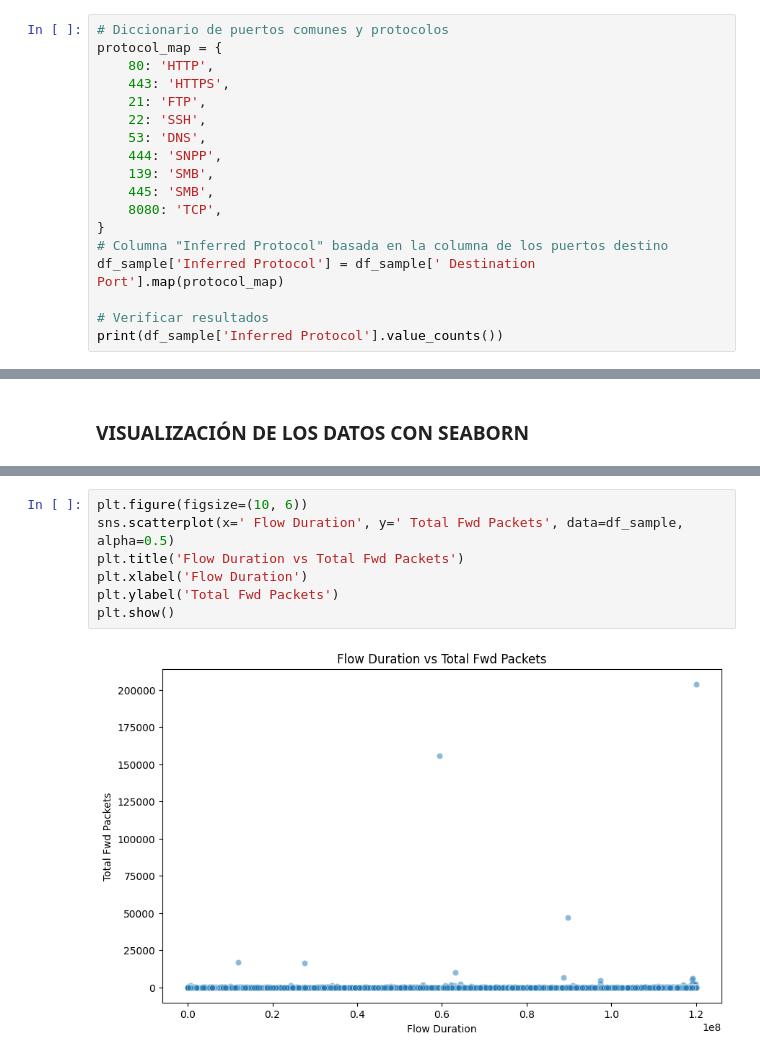
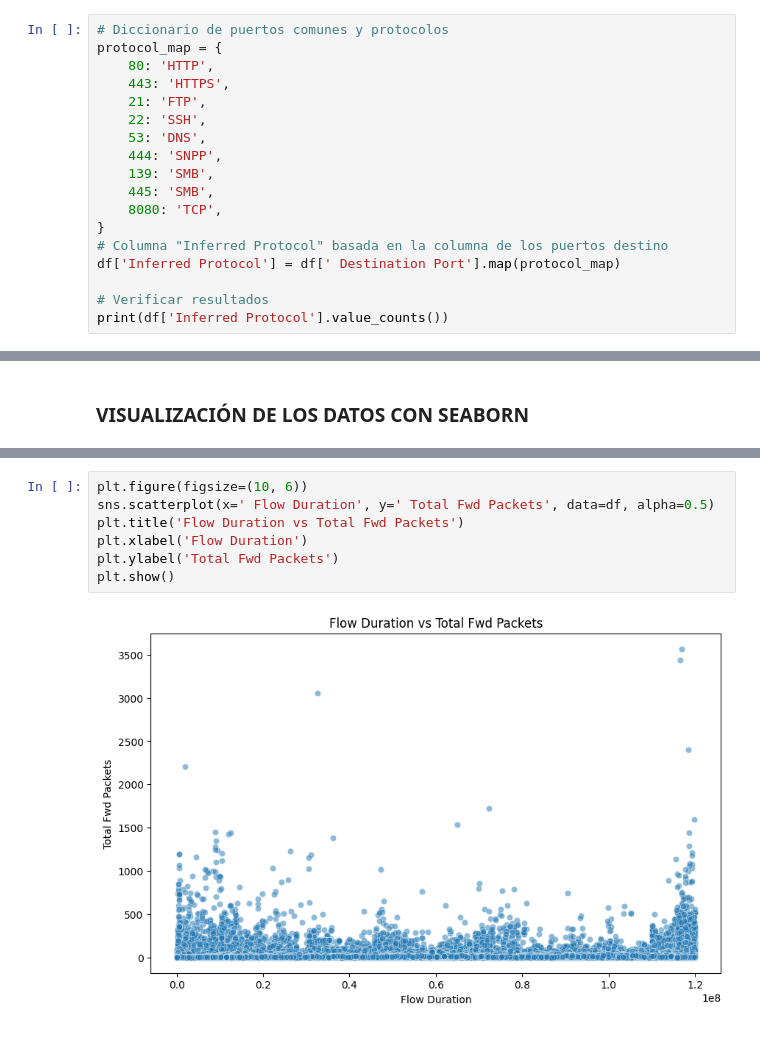
Before and after one commit to Rocpa/CICIDS2K17_RandomForest, a Jupyter notebook: eda.ipynb, the cells around one changed output, grey strips where cells are left out. Drawn from its saved outputs; the diff is of its cells as text.

```diff
--- a/eda.ipynb
+++ b/eda.ipynb
@@ -74,9 +94,9 @@ protocol_map = {
     8080: 'TCP',
 }
 # Columna "Inferred Protocol" basada en la columna de los puertos destino
-df_sample['Inferred Protocol'] = df_sample[' Destination Port'].map(protocol_map)
+df['Inferred Protocol'] = df[' Destination Port'].map(protocol_map)
 
 # Verificar resultados
-print(df_sample['Inferred Protocol'].value_counts())
+print(df['Inferred Protocol'].value_counts())
 # %% [output]
 Inferred Protocol
@@ -151,10 +168,10 @@ plt.show()
 # %%
 plt.figure(figsize=(10, 6))
-sns.scatterplot(x=' Flow Duration', y=' Total Fwd Packets', data=df_sample, alpha=0.5)
+sns.scatterplot(x=' Flow Duration', y=' Total Fwd Packets', data=df, alpha=0.5)
 plt.title('Flow Duration vs Total Fwd Packets')
 plt.xlabel('Flow Duration')
 plt.ylabel('Total Fwd Packets')
 plt.show()
 # %% [output]
-[figure, old version]
+[figure, new version]
 # %%
```
Also changed, not shown: parts of 15 cells of this notebook, 2 other files.
